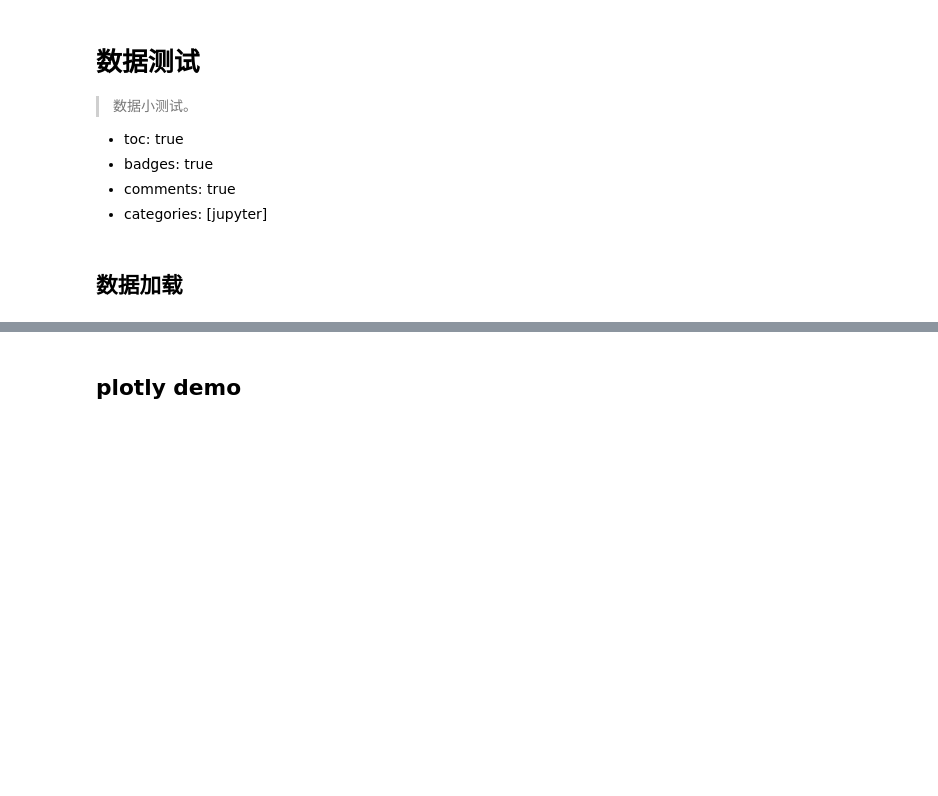
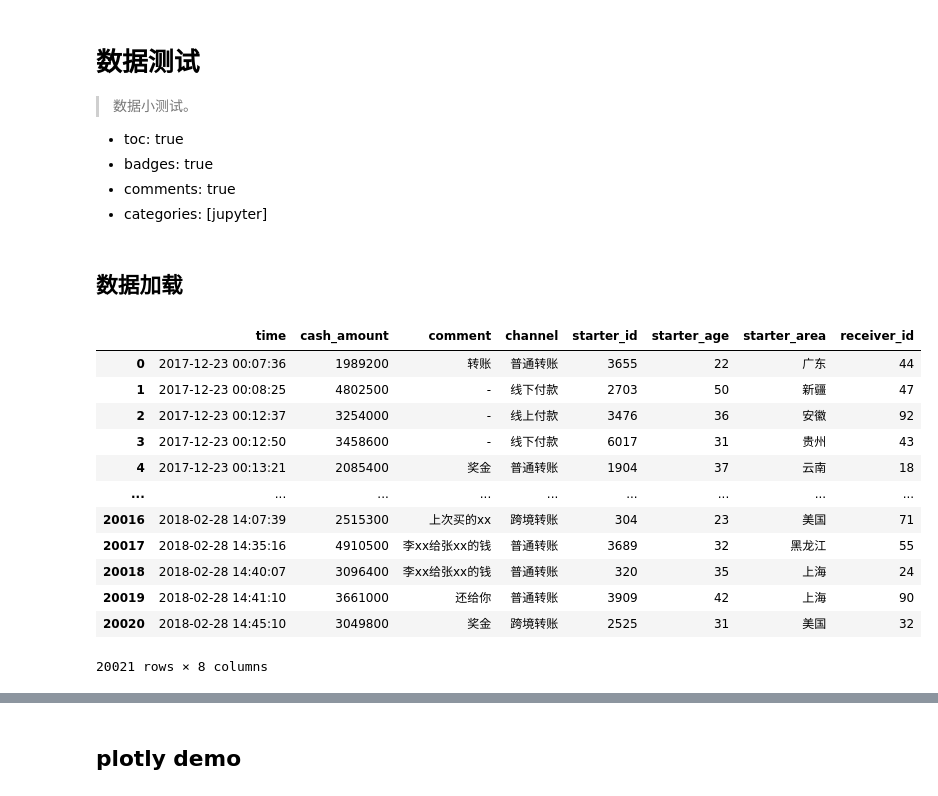
Before and after one commit to DonYum/blog, a Jupyter notebook: _notebooks/2020-04-18-Ali-Ant.ipynb, the cells around one changed output, grey strips where cells are left out. Cells and saved outputs as stored; diff of their text form; code cells hidden in the pictures; blank space fills up the shorter version.

```diff
--- a/_notebooks/2020-04-18-Ali-Ant.ipynb
+++ b/_notebooks/2020-04-18-Ali-Ant.ipynb
@@ -26,3 +28,4 @@ from tqdm import tqdm_notebook as tqdm
 ## 数据加载
 # %%
 #collapse-hide
+df = pd.read_csv('./sample_21.txt')
@@ -30,0 +32,16 @@ from tqdm import tqdm_notebook as tqdm
+# %%
+df
+# %% [output]
+|  | time | cash_amount | comment | channel | starter_id | starter_age | starter_area | receiver_id |
+| 0 | 2017-12-23 00:07:36 | 1989200 | 转账 | 普通转账 | 3655 | 22 | 广东 | 44 |
+| 1 | 2017-12-23 00:08:25 | 4802500 | - | 线下付款 | 2703 | 50 | 新疆 | 47 |
+| 2 | 2017-12-23 00:12:37 | 3254000 | - | 线上付款 | 3476 | 36 | 安徽 | 92 |
+| 3 | 2017-12-23 00:12:50 | 3458600 | - | 线下付款 | 6017 | 31 | 贵州 | 43 |
+| 4 | 2017-12-23 00:13:21 | 2085400 | 奖金 | 普通转账 | 1904 | 37 | 云南 | 18 |
+| ... | ... | ... | ... | ... | ... | ... | ... | ... |
+| 20016 | 2018-02-28 14:07:39 | 2515300 | 上次买的xx | 跨境转账 | 304 | 23 | 美国 | 71 |
+| 20017 | 2018-02-28 14:35:16 | 4910500 | 李xx给张xx的钱 | 普通转账 | 3689 | 32 | 黑龙江 | 55 |
+| 20018 | 2018-02-28 14:40:07 | 3096400 | 李xx给张xx的钱 | 普通转账 | 320 | 35 | 上海 | 24 |
+| 20019 | 2018-02-28 14:41:10 | 3661000 | 还给你 | 普通转账 | 3909 | 42 | 上海 | 90 |
+| 20020 | 2018-02-28 14:45:10 | 3049800 | 奖金 | 跨境转账 | 2525 | 31 | 美国 | 32 |
+20021 rows × 8 columns
```
Also changed, not shown: parts of 52 cells of this notebook.
